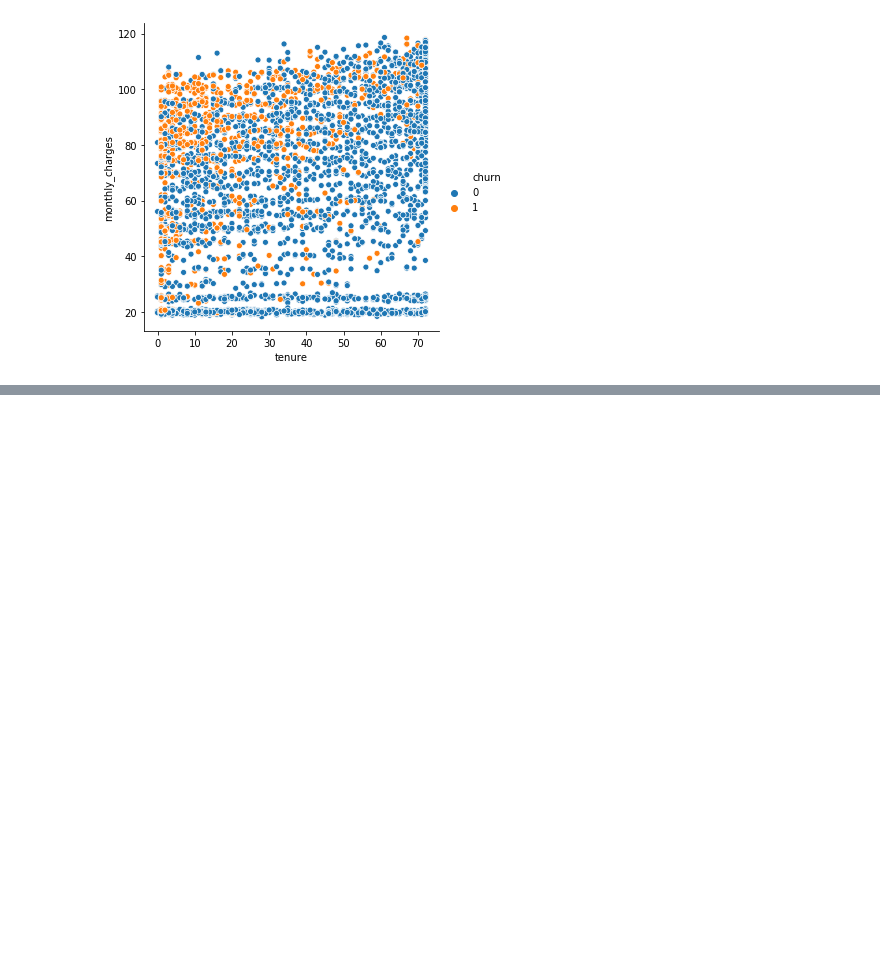
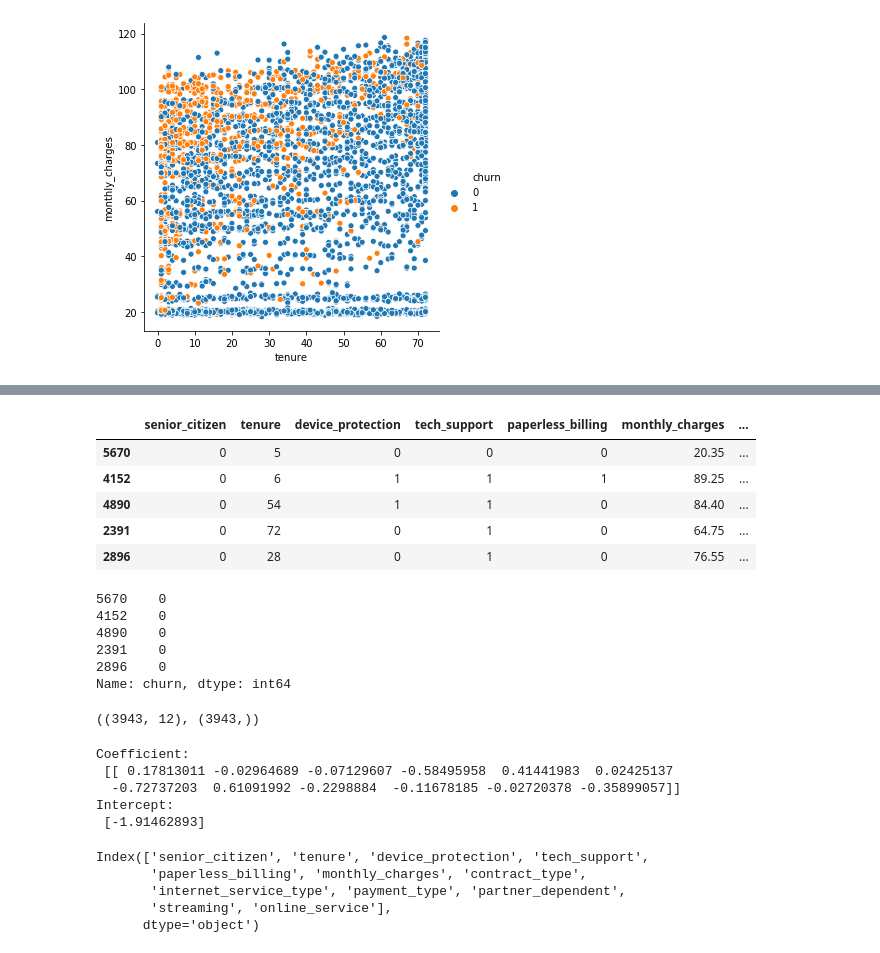
Before and after one commit to Yongliang-Shi/classification-project, a Jupyter notebook: report.ipynb, the cells around one changed output, grey strips where cells are left out. Cells and saved outputs as stored; diff of their text form; code cells hidden in the pictures; blank space fills up the shorter version.

Commit message:
completed modeling and evaluation

```diff
--- a/report.ipynb
+++ b/report.ipynb
@@ -405,0 +434,52 @@ sns.relplot(x='tenure', y='monthly_charges', data=train, hue='churn')
+# %%
+X_train = train.drop(columns=['churn','Male','multiple_lines','total_charges','tenure_year'])
+y_train = train['churn']
+
+X_train.head()
+# %% [output]
+|  | senior_citizen | tenure | device_protection | tech_support | paperless_billing | monthly_charges | ... |
+| 5670 | 0 | 5 | 0 | 0 | 0 | 20.35 | ... |
+| 4152 | 0 | 6 | 1 | 1 | 1 | 89.25 | ... |
+| 4890 | 0 | 54 | 1 | 1 | 0 | 84.40 | ... |
+| 2391 | 0 | 72 | 0 | 1 | 0 | 64.75 | ... |
+| 2896 | 0 | 28 | 0 | 1 | 0 | 76.55 | ... |
+# %%
+y_train[:5]
+# %% [output]
+5670    0
+4152    0
+4890    0
+2391    0
+2896    0
+Name: churn, dtype: int64
+# %%
+X_train.shape, y_train.shape
+# %% [output]
+((3943, 12), (3943,))
+# %%
+# Create the logistic regression object
+
+logit = LogisticRegression(C=1, random_state=123)
+
+# Fit the model to the training data
+
+logit.fit(X_train, y_train)
+
+# Print the coefficients and intercept of the model
+
+print('Coefficient: \n', logit.coef_)
+print('Intercept: \n', logit.intercept_)
+# %% [output]
+Coefficient:
+ [[ 0.17813011 -0.02964689 -0.07129607 -0.58495958  0.41441983  0.02425137
+  -0.72737203  0.61091992 -0.2298884  -0.11678185 -0.02720378 -0.35899057]]
+Intercept:
+ [-1.91462893]
+# %%
+X_train.columns
+# %% [output]
+Index(['senior_citizen', 'tenure', 'device_protection', 'tech_support',
+       'paperless_billing', 'monthly_charges', 'contract_type',
+       'internet_service_type', 'payment_type', 'partner_dependent',
+       'streaming', 'online_service'],
+      dtype='object')
```
Also changed, not shown: parts of 22 cells of this notebook.
